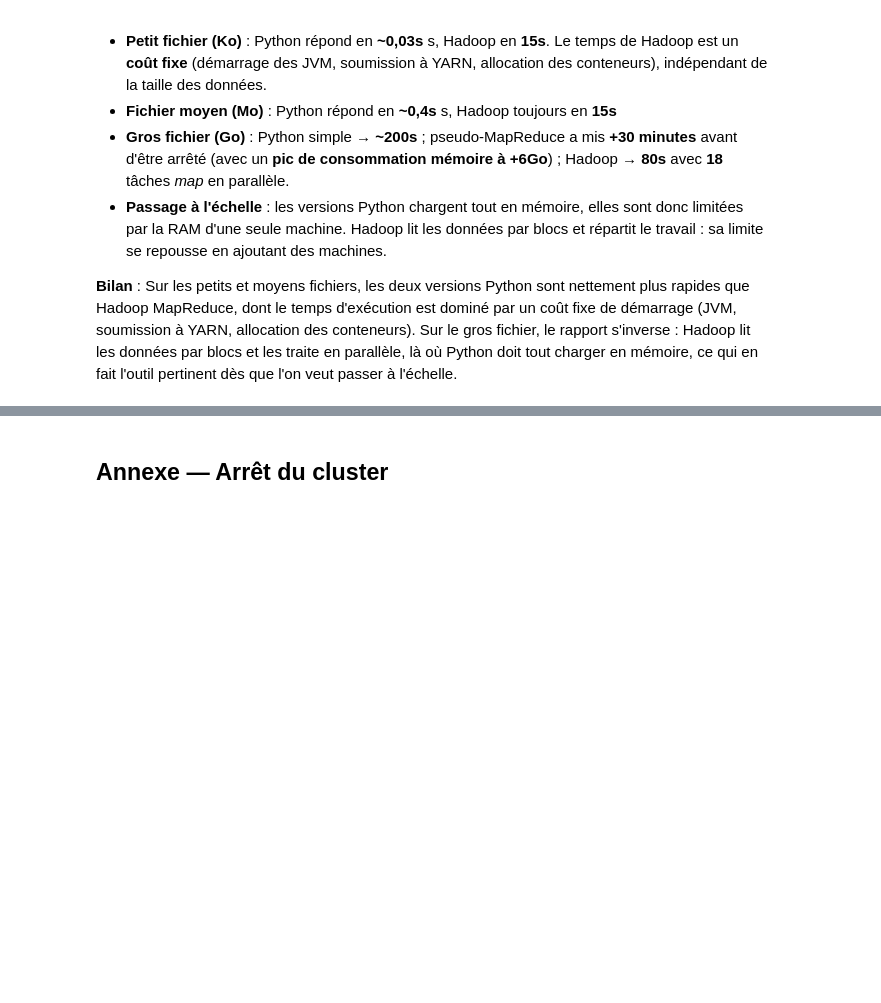
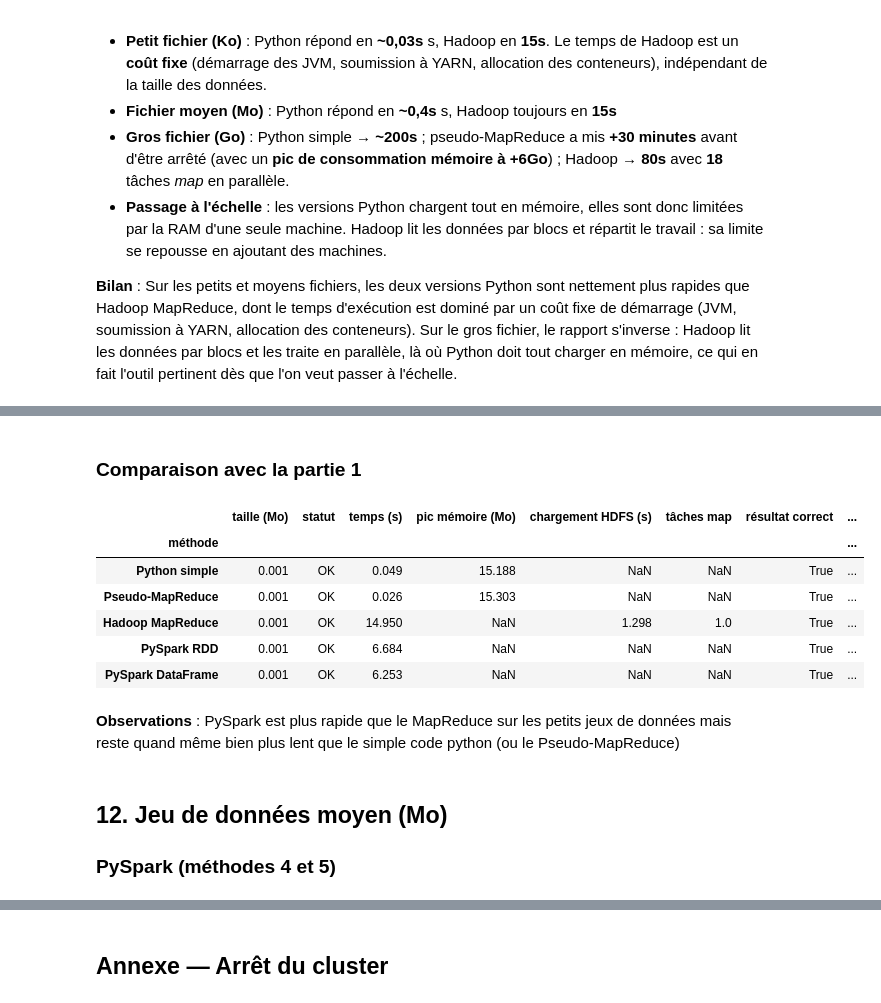
Before and after one commit to Tounos/5A-BigData-CompteurMots, a Jupyter notebook: TP1_comptage_mots.ipynb, the cells around one changed output, grey strips where cells are left out. Saved outputs shown, nothing was run; the diff lists cells and outputs as text; code cells hidden in the pictures; blank space fills up the shorter version.

```diff
--- a/TP1_comptage_mots.ipynb
+++ b/TP1_comptage_mots.ipynb
@@ -516,0 +649,18 @@ plt.show()
+# %% [markdown]
+### Comparaison avec la partie 1
+# %%
+comparer("petit")
+# %% [output]
+|  | taille (Mo) | statut | temps (s) | pic mémoire (Mo) | chargement HDFS (s) | tâches map | résultat correct | ... |
+| méthode |  |  |  |  |  |  |  | ... |
+| Python simple | 0.001 | OK | 0.049 | 15.188 | NaN | NaN | True | ... |
+| Pseudo-MapReduce | 0.001 | OK | 0.026 | 15.303 | NaN | NaN | True | ... |
+| Hadoop MapReduce | 0.001 | OK | 14.950 | NaN | 1.298 | 1.0 | True | ... |
+| PySpark RDD | 0.001 | OK | 6.684 | NaN | NaN | NaN | True | ... |
+| PySpark DataFrame | 0.001 | OK | 6.253 | NaN | NaN | NaN | True | ... |
+# %% [markdown]
+**Observations** : PySpark est plus rapide que le MapReduce sur les petits jeux de données mais reste quand même bien plus lent que le simple code python (ou le Pseudo-MapReduce)
+# %% [markdown]
+## 12. Jeu de données moyen (Mo)
+
+### PySpark (méthodes 4 et 5)
```
Also changed, not shown: parts of 26 cells of this notebook, 18 other files.
